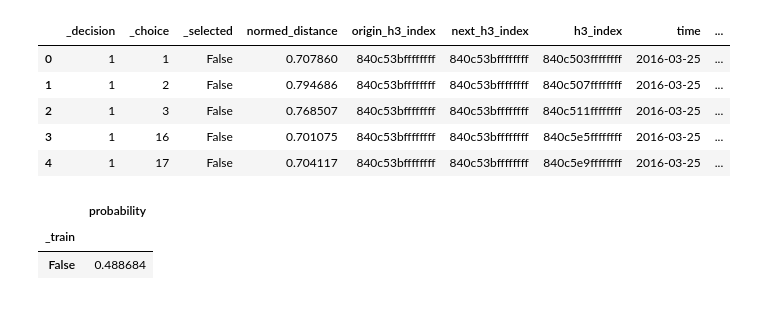
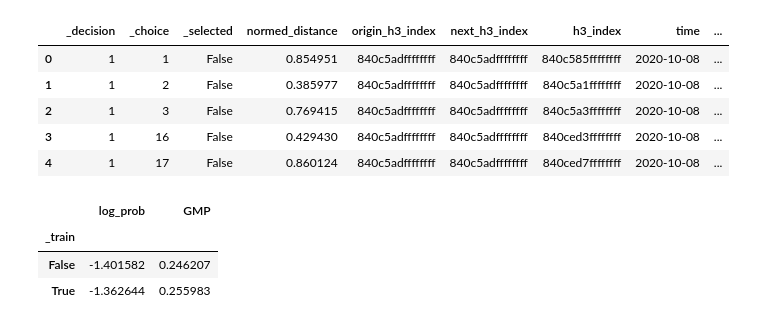
Before and after one commit to networkearth/mirrorverse, a Jupyter notebook: models/movement_model/go_the_distance/Results.ipynb, the cells around one changed output. Saved outputs shown, nothing was run; the diff lists cells and outputs as text; code cells hidden in the pictures.

```diff
--- a/models/movement_model/go_the_distance/Results.ipynb
+++ b/models/movement_model/go_the_distance/Results.ipynb
@@ -6,29 +8,35 @@ from mirrorverse.utils import read_data_w_cache
 os.environ['HAVEN_DATABASE'] = 'haven'
 os.environ['AWS_PROFILE'] = 'admin'
 # %%
-TEST = True
+TEST = False
 
-table = 'movement_model_inference_m1_a2_v1' if not TEST else 'movement_model_inference_m1_a2_v1_test'
+table = 'movement_model_inference_m1_a2_v1'
+
+table = table if not TEST else f'{table}_test'
 data = read_data_w_cache(
     f'select * from {table}'
 )
 data = data[data['_selected'].isin([True, False])]
+data['log_prob'] = np.log(data['probability'])
 data.head()
 # %% [output]
 |  | _decision | _choice | _selected | normed_distance | origin_h3_index | next_h3_index | h3_index | time | ... |
-| 0 | 1 | 1 | False | 0.707860 | 840c53bffffffff | 840c53bffffffff | 840c503ffffffff | 2016-03-25 | ... |
-| 1 | 1 | 2 | False | 0.794686 | 840c53bffffffff | 840c53bffffffff | 840c507ffffffff | 2016-03-25 | ... |
-| 2 | 1 | 3 | False | 0.768507 | 840c53bffffffff | 840c53bffffffff | 840c511ffffffff | 2016-03-25 | ... |
-| 3 | 1 | 16 | False | 0.701075 | 840c53bffffffff | 840c53bffffffff | 840c5e5ffffffff | 2016-03-25 | ... |
-| 4 | 1 | 17 | False | 0.704117 | 840c53bffffffff | 840c53bffffffff | 840c5e9ffffffff | 2016-03-25 | ... |
+| 0 | 1 | 1 | False | 0.854951 | 840c5adffffffff | 840c5adffffffff | 840c585ffffffff | 2020-10-08 | ... |
+| 1 | 1 | 2 | False | 0.385977 | 840c5adffffffff | 840c5adffffffff | 840c5a1ffffffff | 2020-10-08 | ... |
+| 2 | 1 | 3 | False | 0.769415 | 840c5adffffffff | 840c5adffffffff | 840c5a3ffffffff | 2020-10-08 | ... |
+| 3 | 1 | 16 | False | 0.429430 | 840c5adffffffff | 840c5adffffffff | 840ced3ffffffff | 2020-10-08 | ... |
+| 4 | 1 | 17 | False | 0.860124 | 840c5adffffffff | 840c5adffffffff | 840ced7ffffffff | 2020-10-08 | ... |
 # %%
-(
+final = (
     data[data['_selected']]
-    .groupby(['_individual', '_train'])[['probability']]
+    .groupby(['_individual', '_train'])[['log_prob']]
     .mean().reset_index()
-    .groupby('_train')[['probability']].mean()
+    .groupby('_train')[['log_prob']].mean()
 )
+final['GMP'] = np.exp(final['log_prob'])
+final
 # %% [output]
-|  | probability |
-| _train |  |
-| False | 0.488684 |
+|  | log_prob | GMP |
+| _train |  |  |
+| False | -1.401582 | 0.246207 |
+| True | -1.362644 | 0.255983 |
```
Also changed, not shown: parts of 1 cell of this notebook, 32 other files.
